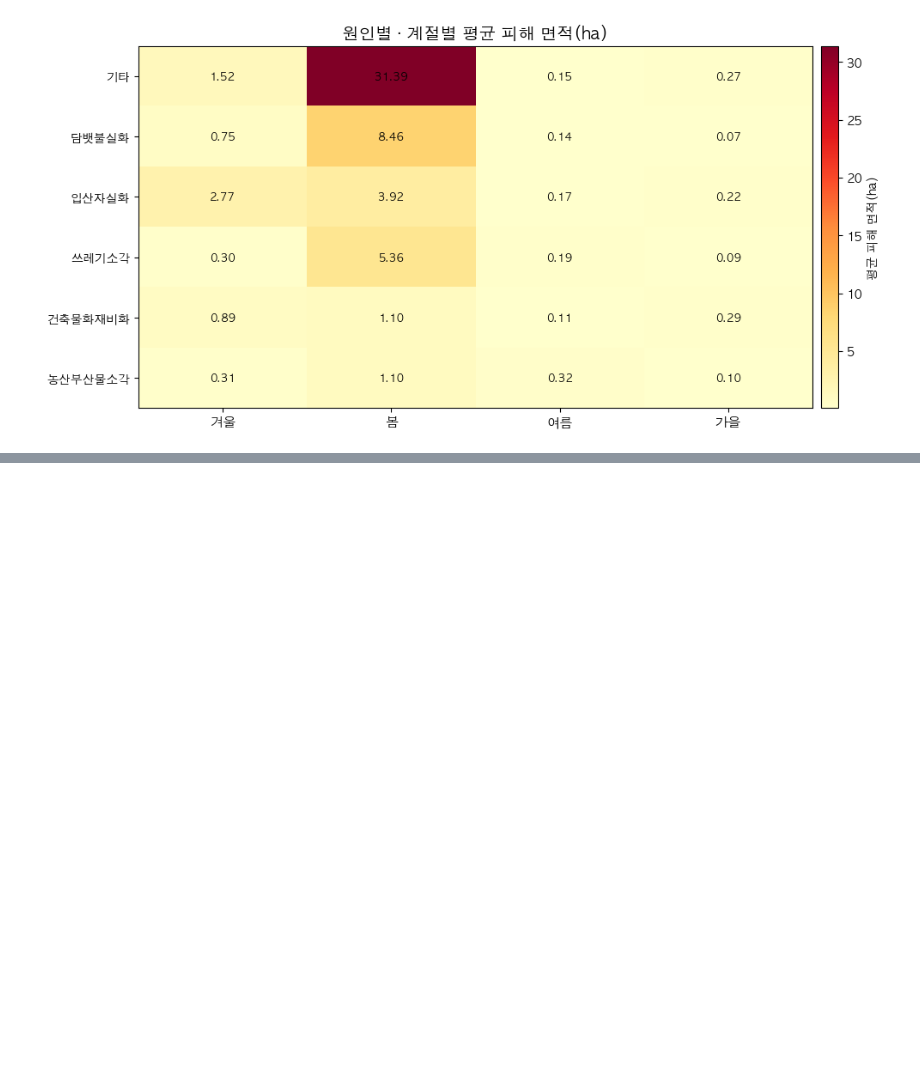
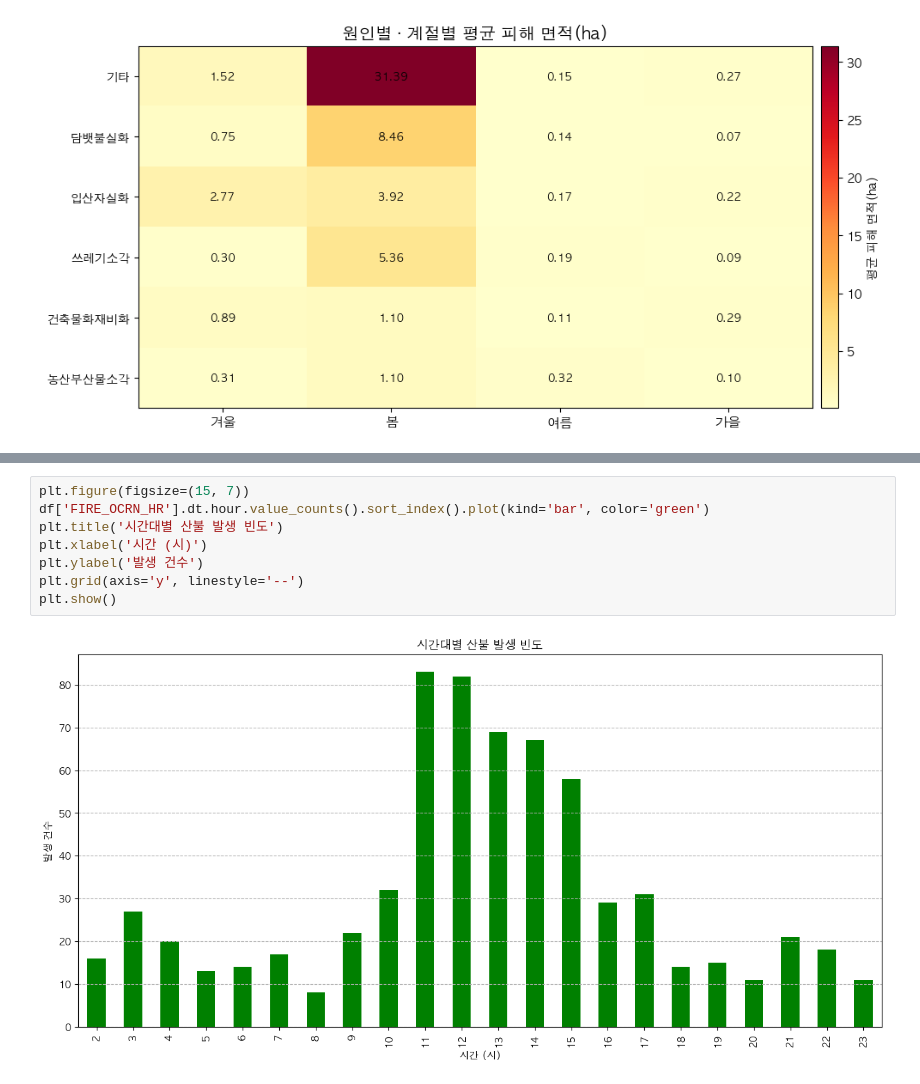
Before and after one commit to SNU-Bigdata-Fintech-AI/Gangwon-Wildfire-Data-Visualization, a Jupyter notebook: src/eda.ipynb, the cells around one changed output, grey strips where cells are left out. Saved outputs shown, nothing was run; the diff lists cells and outputs as text; blank space fills up the shorter version.

```diff
--- a/src/eda.ipynb
+++ b/src/eda.ipynb
@@ -534,0 +574,10 @@ plt.show()
+# %%
+plt.figure(figsize=(15, 7))
+df['FIRE_OCRN_HR'].dt.hour.value_counts().sort_index().plot(kind='bar', color='green')
+plt.title('시간대별 산불 발생 빈도')
+plt.xlabel('시간 (시)')
+plt.ylabel('발생 건수')
+plt.grid(axis='y', linestyle='--')
+plt.show()
+# %% [output]
+[figure, added]
```
Also changed, not shown: parts of 14 cells of this notebook.
